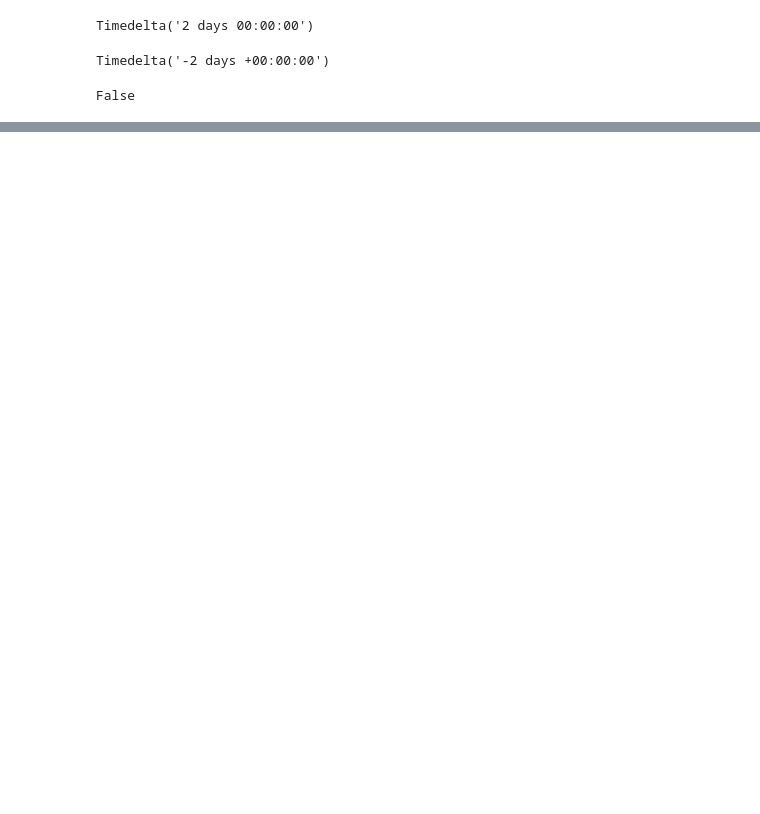
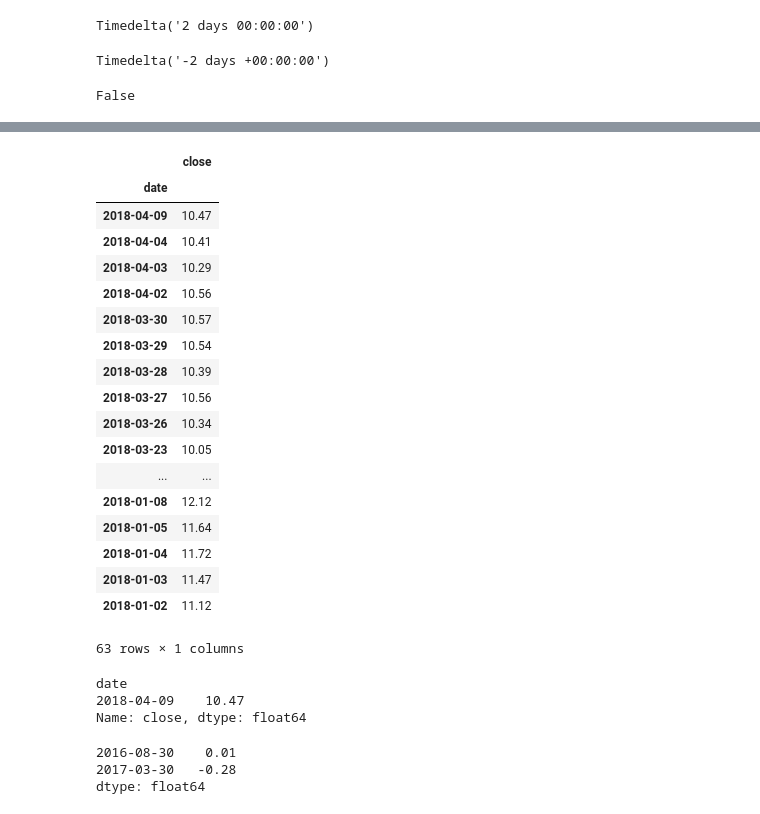
Before and after one commit to Airloki/learn, a Jupyter notebook: PE开发.ipynb, the cells around one changed output, grey strips where cells are left out. Saved outputs shown, nothing was run; the diff lists cells and outputs as text; code cells hidden in the pictures; blank space fills up the shorter version.

```diff
--- a/PE开发.ipynb
+++ b/PE开发.ipynb
@@ -35,0 +236,35 @@ False
+# %%
+ndf = pd.DataFrame(df.close,index=pd.to_datetime(df.index))
+ndf
+# %% [output]
+|  | close |
+| date |  |
+| 2018-04-09 | 10.47 |
+| 2018-04-04 | 10.41 |
+| 2018-04-03 | 10.29 |
+| 2018-04-02 | 10.56 |
+| 2018-03-30 | 10.57 |
+| 2018-03-29 | 10.54 |
+| 2018-03-28 | 10.39 |
+| 2018-03-27 | 10.56 |
+| 2018-03-26 | 10.34 |
+| 2018-03-23 | 10.05 |
+| ... | ... |
+| 2018-01-08 | 12.12 |
+| 2018-01-05 | 11.64 |
+| 2018-01-04 | 11.72 |
+| 2018-01-03 | 11.47 |
+| 2018-01-02 | 11.12 |
+63 rows × 1 columns
+# %%
+ndf.close['2018-04-09']
+# %% [output]
+date
+2018-04-09    10.47
+Name: close, dtype: float64
+# %%
+Leps
+# %% [output]
+2016-08-30    0.01
+2017-03-30   -0.28
+dtype: float64
```
Also changed, not shown: parts of 58 cells of this notebook, 2 other files.
